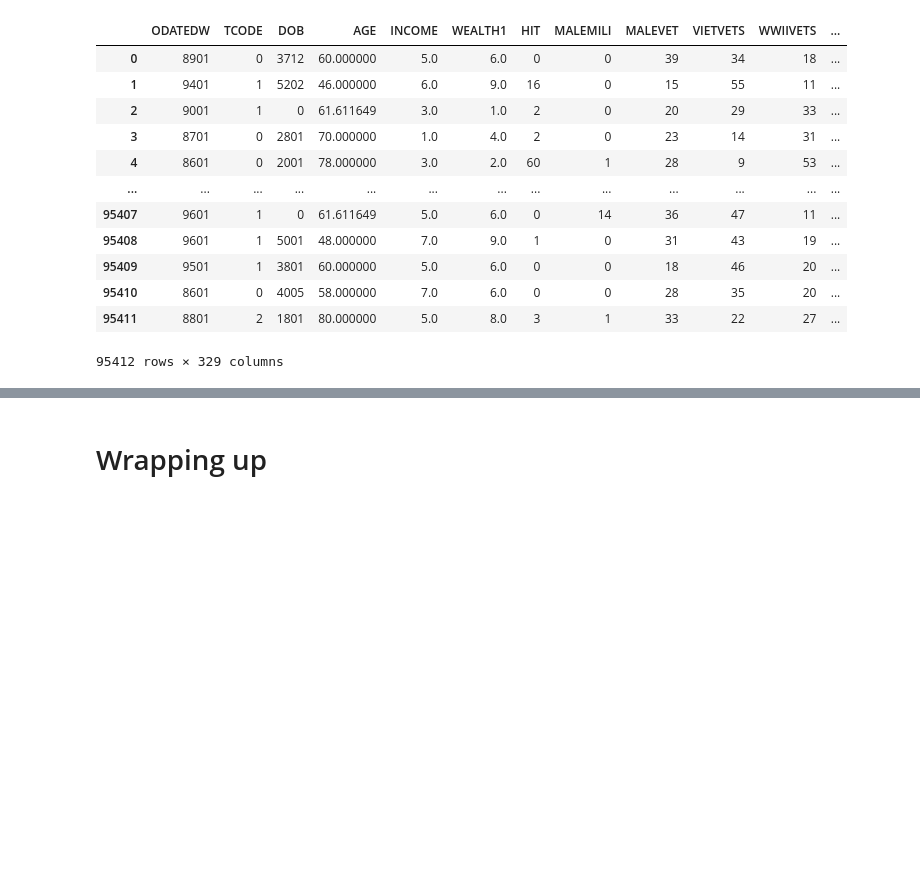
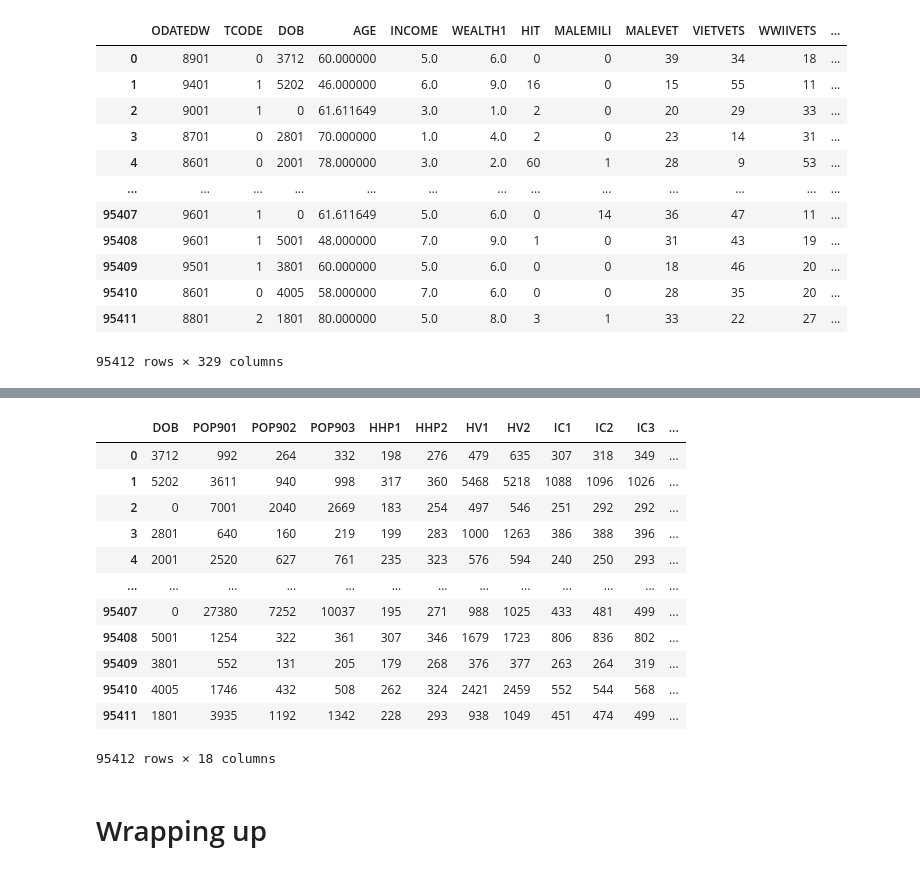
Before and after one commit to laiagomezmessia/lab-revisiting-machine-learning, a Jupyter notebook: RevisitingMachineLearning_CaseStudy.ipynb, the cells around one changed output, grey strips where cells are left out. Drawn from its saved outputs; the diff is of its cells as text; code cells hidden in the pictures; blank space fills up the shorter version.

```diff
--- a/RevisitingMachineLearning_CaseStudy.ipynb
+++ b/RevisitingMachineLearning_CaseStudy.ipynb
@@ -1492,3 +1564,19 @@ numerical = df.select_dtypes(np.number)
+# %%
+continuous_df
+# %% [output]
+|  | DOB | POP901 | POP902 | POP903 | HHP1 | HHP2 | HV1 | HV2 | IC1 | IC2 | IC3 | ... |
+| 0 | 3712 | 992 | 264 | 332 | 198 | 276 | 479 | 635 | 307 | 318 | 349 | ... |
+| 1 | 5202 | 3611 | 940 | 998 | 317 | 360 | 5468 | 5218 | 1088 | 1096 | 1026 | ... |
+| 2 | 0 | 7001 | 2040 | 2669 | 183 | 254 | 497 | 546 | 251 | 292 | 292 | ... |
+| 3 | 2801 | 640 | 160 | 219 | 199 | 283 | 1000 | 1263 | 386 | 388 | 396 | ... |
+| 4 | 2001 | 2520 | 627 | 761 | 235 | 323 | 576 | 594 | 240 | 250 | 293 | ... |
+| ... | ... | ... | ... | ... | ... | ... | ... | ... | ... | ... | ... | ... |
+| 95407 | 0 | 27380 | 7252 | 10037 | 195 | 271 | 988 | 1025 | 433 | 481 | 499 | ... |
+| 95408 | 5001 | 1254 | 322 | 361 | 307 | 346 | 1679 | 1723 | 806 | 836 | 802 | ... |
+| 95409 | 3801 | 552 | 131 | 205 | 179 | 268 | 376 | 377 | 263 | 264 | 319 | ... |
+| 95410 | 4005 | 1746 | 432 | 508 | 262 | 324 | 2421 | 2459 | 552 | 544 | 568 | ... |
+| 95411 | 1801 | 3935 | 1192 | 1342 | 228 | 293 | 938 | 1049 | 451 | 474 | 499 | ... |
+95412 rows × 18 columns
 # %% [markdown]
 # Wrapping up
 # %%
```
Also changed, not shown: parts of 14 cells of this notebook, 1 other file.
